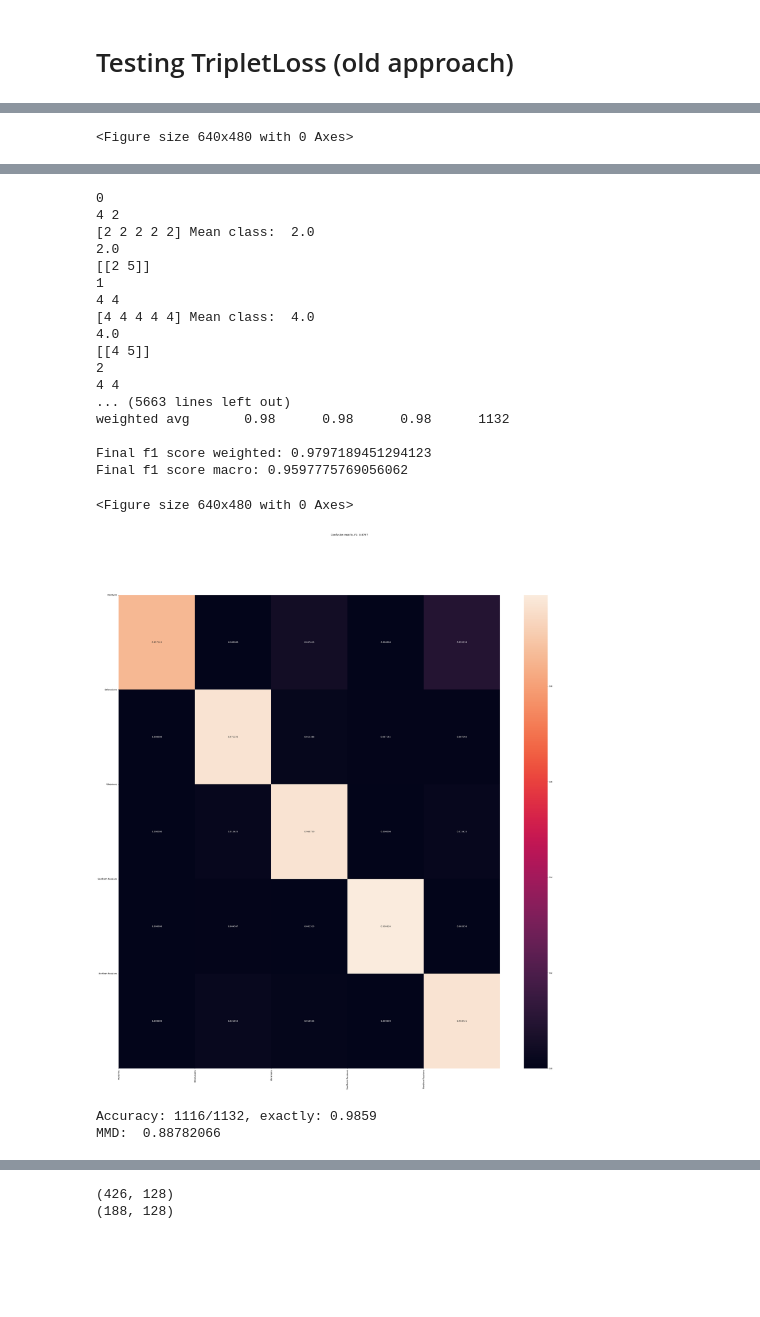
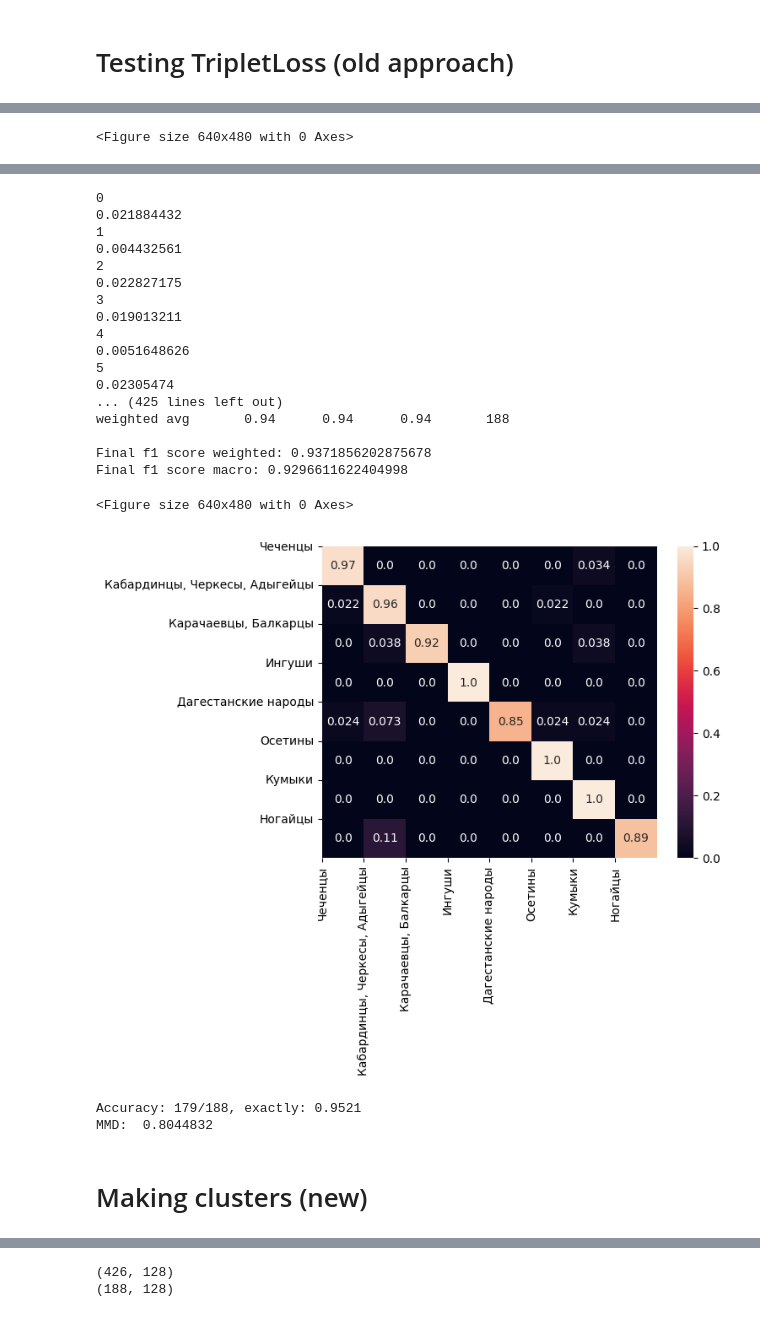
Before and after one commit to alexeyshmelev/genotek-nationality-analysis, a Jupyter notebook: genotek.ipynb, the cells around one changed output, grey strips where cells are left out. Saved outputs shown, nothing was run; the diff lists cells and outputs as text; code cells hidden in the pictures; blank space fills up the shorter version.

```diff
--- a/genotek.ipynb
+++ b/genotek.ipynb
@@ -2355,0 +3117,4 @@ array([   0,    1,    2, ..., 2632, 2633, 2634])
+# %%
+model = None
+gc.collect() # Python thing
+torch.cuda.empty_cache() # PyTorch thing
@@ -2724,15 +3851,15 @@ results_test = np.array(results_test)
 # %%
 raw_preds = []
 
-neigh = KNeighborsClassifier(n_neighbors=5, algorithm='brute')
-neigh.fit(results_train, np.argmax(np.array(target_train), axis=1))
+# neigh = KNeighborsClassifier(n_neighbors=5, algorithm='brute')
+# neigh.fit(results_train, np.argmax(np.array(target_train), axis=1))
 
 for k, res in enumerate(results_test):
     print(f'{k}/{len(results_test)}')
     current_results_test = np.concatenate([results_train, np.expand_dims(res, axis=0)])
-#     current_sk = SpectralClustering(n_clusters=len(types), n_init=100, assign_labels='discretize', gamma=5, random_state=0).fit(current_results_test)
-#     raw_preds.append(current_sk.labels_[-1])
-    raw_preds.append(neigh.predict(current_results_test)[-1])
+    current_sk = SpectralClustering(n_clusters=len(types), n_init=100, assign_labels='discretize', gamma=5, random_state=0).fit(current_results_test)
+    raw_preds.append(current_sk.labels_[-1])
+#     raw_preds.append(neigh.predict(current_results_test)[-1])
 raw_preds = np.array(raw_preds)
 
 ars = adjusted_rand_score(target_test, raw_preds)
@@ -3205,0 +4233,5 @@ torch.Size([54])
+# %%
+model = TAGConv_3l_128h_w_k3_Explainer()
+# %%
+model.load_state_dict(torch.load('TAGConv_3l_128h_w_k3_for_Explainer.bin'))
+model.eval()
@@ -3258,4 +4647,8 @@ results_test = np.array(results_test)
 # %%
+types = ['Чеченцы', 'Кабардинцы, Черкесы, Адыгейцы', 'Карачаевцы, Балкарцы', 'Ингуши', 'Дагестанские народы', 'Осетины', 'Кумыки', 'Ногайцы']
+# types = ['Мордвины (21)', 'Белорусы (139)', 'Украинцы (128)', 'Южные-русские (654)', 'Северные-русские (190)']
+
+
 # axis1 = 1
 # axis2 = 120
 
@@ -3360,14 +4753,20 @@ for i in range(len(results_test)):
     # print(np.min(np.linalg.norm(vec - results_train, axis=1)))
     # norm_arg = np.argmin(np.linalg.norm(vec - clusters, axis=1))
     answer = target_train[norm_arg]
-    print(np.argmax(real.squeeze()), np.argmax(answer.squeeze()))
+    if np.argmax(real.squeeze()) != np.argmax(answer.squeeze()):
+        print(f'GT: {np.argmax(real.squeeze())}', f'Pred: {np.argmax(answer.squeeze())}')
+        flagg = True
+    else:
+        flagg = False
     md = np.sort(np.linalg.norm(vec - results_train, axis=1))[0]
+    print(md)
     class_list = np.argmax(target_train[np.argsort(np.linalg.norm(vec - results_train, axis=1))[:5]],
                            axis=-1).squeeze()
     if md > mmd:
         mmd = md
-    print(class_list, "Mean class: ", np.mean(class_list))
-    print(np.round(np.mean(class_list)))
+    if flagg:
+        print(class_list, "Mean class: ", np.mean(class_list))
+        print(np.round(np.mean(class_list)))
     # if np.abs(np.argmax(real.squeeze()) - np.argmax(answer.squeeze())) <= 1:
     ground_truth.append(np.argmax(real.squeeze()))
 #     predicted_labels.append(int(np.round(np.mean(class_list))))
@@ -3375,7 +4774,8 @@ for i in range(len(results_test)):
     uniq, cnts = np.unique(class_list, return_counts=True)
     u_l = np.asarray((uniq, cnts)).T
     u_l_as = np.argsort(u_l[:, 1])
-    print(u_l[u_l_as[::-1]])
+    if flagg:
+        print(u_l[u_l_as[::-1]])
     predicted_labels.append(u_l[u_l_as[::-1]][0, 0])
 
     if np.abs(np.argmax(real.squeeze()) - np.round(np.mean(class_list))) <= 1:
@@ -3394,16 +4794,16 @@ plt.clf()
 
 px = 1 / plt.rcParams['figure.dpi']
 
-fig, ax = plt.subplots(1, 1, figsize=(4000 * px, 4000 * px))
-sns.heatmap(cm, annot=True, ax=ax, annot_kws={'size': 10}, fmt='f')
+fig, ax = plt.subplots(1, 1)#figsize=(4000 * px, 4000 * px))
+sns.heatmap(cm, annot=True, ax=ax, annot_kws={'size': 10}, fmt='.2')
 ax.set_xticks([i for i in range(len(types))])
 ax.set_xticklabels([f'{types[i]}' for i in range(0, len(types))])
 ax.set_yticks([i for i in range(len(types))])
 ax.set_yticklabels([f'{types[i]}' for i in range(0, len(types))])
-fig.suptitle(f"Confusion matrix, F1: {round(f1_score(ground_truth, predicted_labels, average='weighted'), 4)}")
+# fig.suptitle(f"Confusion matrix, F1: {round(f1_score(ground_truth, predicted_labels, average='weighted'), 4)}")
 plt.yticks(rotation=0)
 plt.xticks(rotation=90)
-# plt.savefig(rf"metis.png", bbox_inches="tight")
+plt.savefig(f"cr_tripletloss_grant_ii.png", bbox_inches="tight")
 plt.show()
 
 print(f"Accuracy: {counter}/{len(results_test)}, exactly: {round(counter / len(results_test), 4)}")
@@ -3433,21 +4833,23 @@ Distance between clusters 3 and 4 = 1.5730905304699325
 0
-4 2
-[2 2 2 2 2] Mean class:  2.0
-2.0
-[[2 5]]
+0.021884432
 1
-4 4
-[4 4 4 4 4] Mean class:  4.0
-4.0
-[[4 5]]
+0.004432561
 2
-4 4
-... (5663 lines left out)
-weighted avg       0.98      0.98      0.98      1132
+0.022827175
+3
+0.019013211
+4
+0.0051648626
+5
+0.02305474
+... (425 lines left out)
+weighted avg       0.94      0.94      0.94       188
 
-Final f1 score weighted: 0.9797189451294123
-Final f1 score macro: 0.9597775769056062
+Final f1 score weighted: 0.9371856202875678
+Final f1 score macro: 0.9296611622404998
 <Figure size 640x480 with 0 Axes>
-[figure, old version]
+[figure, new version]
-Accuracy: 1116/1132, exactly: 0.9859
-MMD:  0.88782066
+Accuracy: 179/188, exactly: 0.9521
+MMD:  0.8044832
+# %% [markdown]
+# Making clusters (new)
```
Also changed, not shown: parts of 171 cells of this notebook.
